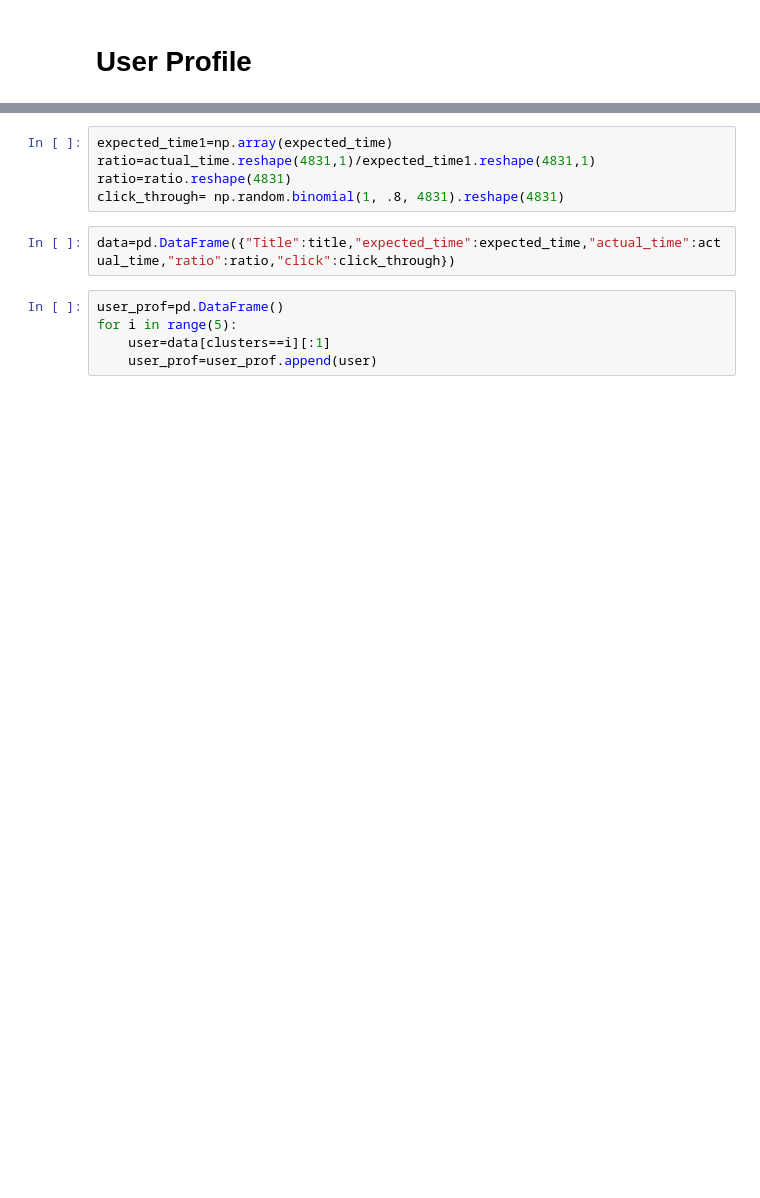
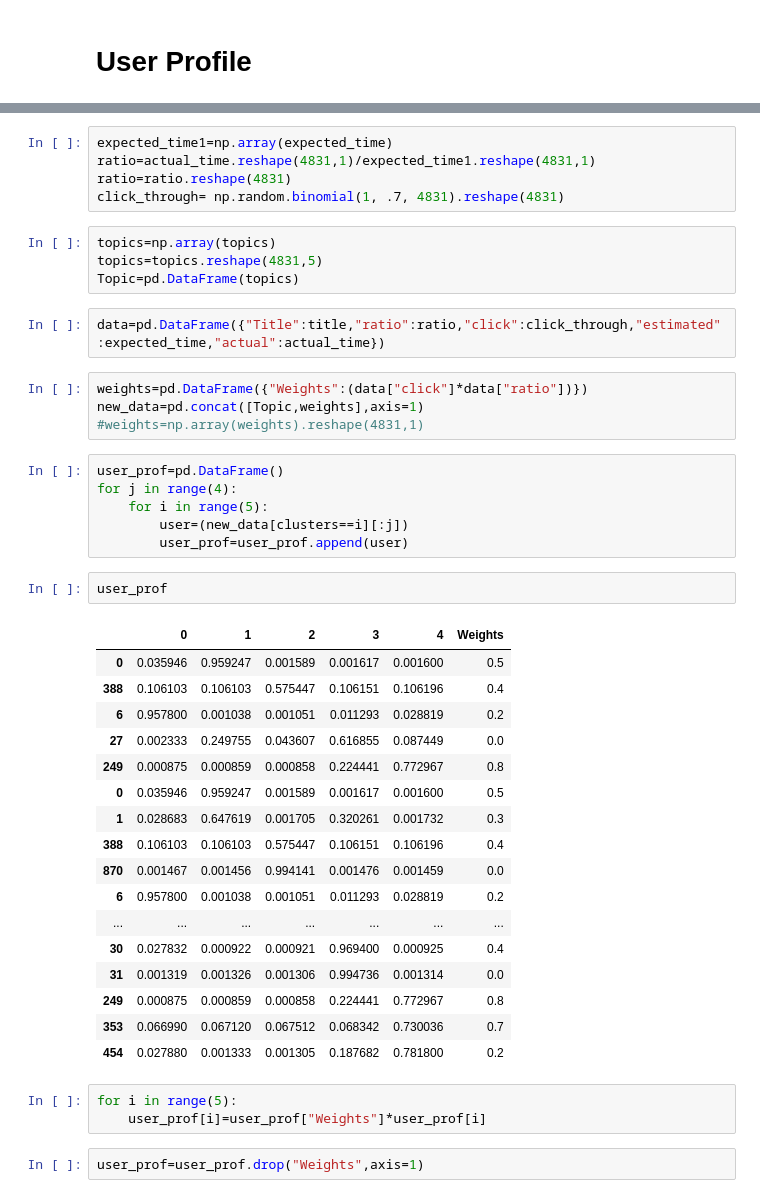
Before and after one commit to Nindal/News_Recommender, a Jupyter notebook: News Recommender Project.ipynb, the cells around one changed output, grey strips where cells are left out. Saved outputs shown, nothing was run; the diff lists cells and outputs as text; blank space fills up the shorter version.

```diff
--- a/News Recommender Project.ipynb
+++ b/News Recommender Project.ipynb
@@ -129,11 +132,45 @@ actual_time=expected_time*possion #
 expected_time1=np.array(expected_time)
 ratio=actual_time.reshape(4831,1)/expected_time1.reshape(4831,1)
 ratio=ratio.reshape(4831)
-click_through= np.random.binomial(1, .8, 4831).reshape(4831)
+click_through= np.random.binomial(1, .7, 4831).reshape(4831)
+# %%
+topics=np.array(topics)
+topics=topics.reshape(4831,5)
+Topic=pd.DataFrame(topics)
 # %%
-data=pd.DataFrame({"Title":title,"expected_time":expected_time,"actual_time":actual_time,"ratio":ratio,"click":click_through})
+data=pd.DataFrame({"Title":title,"ratio":ratio,"click":click_through,"estimated":expected_time,"actual":actual_time})
+# %%
+weights=pd.DataFrame({"Weights":(data["click"]*data["ratio"])})
+new_data=pd.concat([Topic,weights],axis=1)
+#weights=np.array(weights).reshape(4831,1)
 # %%
 user_prof=pd.DataFrame()
-for i in range(5):
-    user=data[clusters==i][:1]
-    user_prof=user_prof.append(user)
+for j in range(4):
+    for i in range(5):
+        user=(new_data[clusters==i][:j])
+        user_prof=user_prof.append(user)
+# %%
+user_prof
+# %% [output]
+|  | 0 | 1 | 2 | 3 | 4 | Weights |
+| 0 | 0.035946 | 0.959247 | 0.001589 | 0.001617 | 0.001600 | 0.5 |
+| 388 | 0.106103 | 0.106103 | 0.575447 | 0.106151 | 0.106196 | 0.4 |
+| 6 | 0.957800 | 0.001038 | 0.001051 | 0.011293 | 0.028819 | 0.2 |
+| 27 | 0.002333 | 0.249755 | 0.043607 | 0.616855 | 0.087449 | 0.0 |
+| 249 | 0.000875 | 0.000859 | 0.000858 | 0.224441 | 0.772967 | 0.8 |
+| 0 | 0.035946 | 0.959247 | 0.001589 | 0.001617 | 0.001600 | 0.5 |
+| 1 | 0.028683 | 0.647619 | 0.001705 | 0.320261 | 0.001732 | 0.3 |
+| 388 | 0.106103 | 0.106103 | 0.575447 | 0.106151 | 0.106196 | 0.4 |
+| 870 | 0.001467 | 0.001456 | 0.994141 | 0.001476 | 0.001459 | 0.0 |
+| 6 | 0.957800 | 0.001038 | 0.001051 | 0.011293 | 0.028819 | 0.2 |
+| ... | ... | ... | ... | ... | ... | ... |
+| 30 | 0.027832 | 0.000922 | 0.000921 | 0.969400 | 0.000925 | 0.4 |
+| 31 | 0.001319 | 0.001326 | 0.001306 | 0.994736 | 0.001314 | 0.0 |
+| 249 | 0.000875 | 0.000859 | 0.000858 | 0.224441 | 0.772967 | 0.8 |
+| 353 | 0.066990 | 0.067120 | 0.067512 | 0.068342 | 0.730036 | 0.7 |
+| 454 | 0.027880 | 0.001333 | 0.001305 | 0.187682 | 0.781800 | 0.2 |
+# %%
+for i in range(5):
+    user_prof[i]=user_prof["Weights"]*user_prof[i]
+# %%
+user_prof=user_prof.drop("Weights",axis=1)
```
Also changed, not shown: parts of 22 cells of this notebook.
